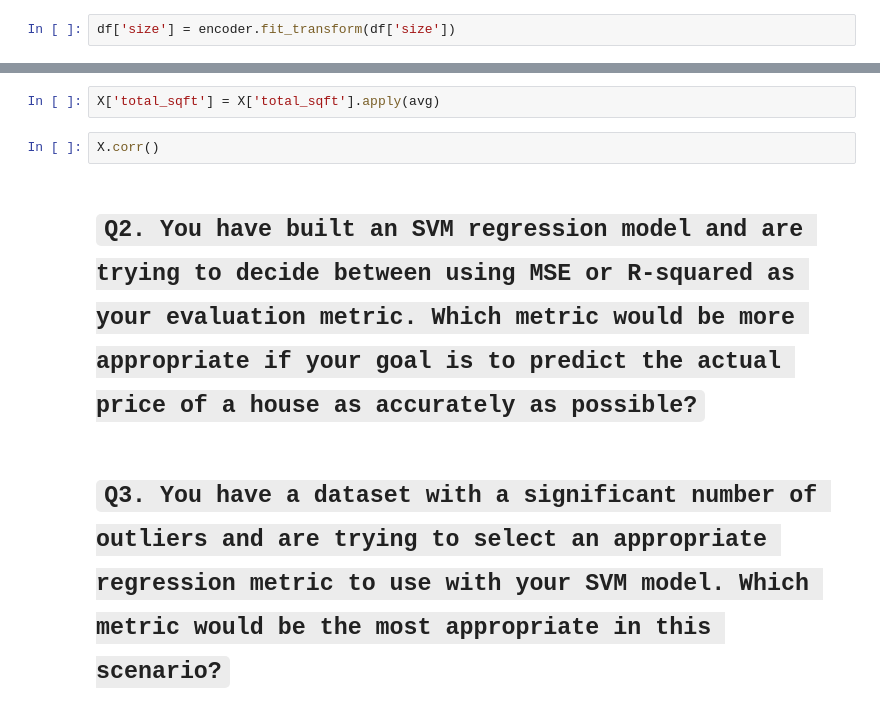
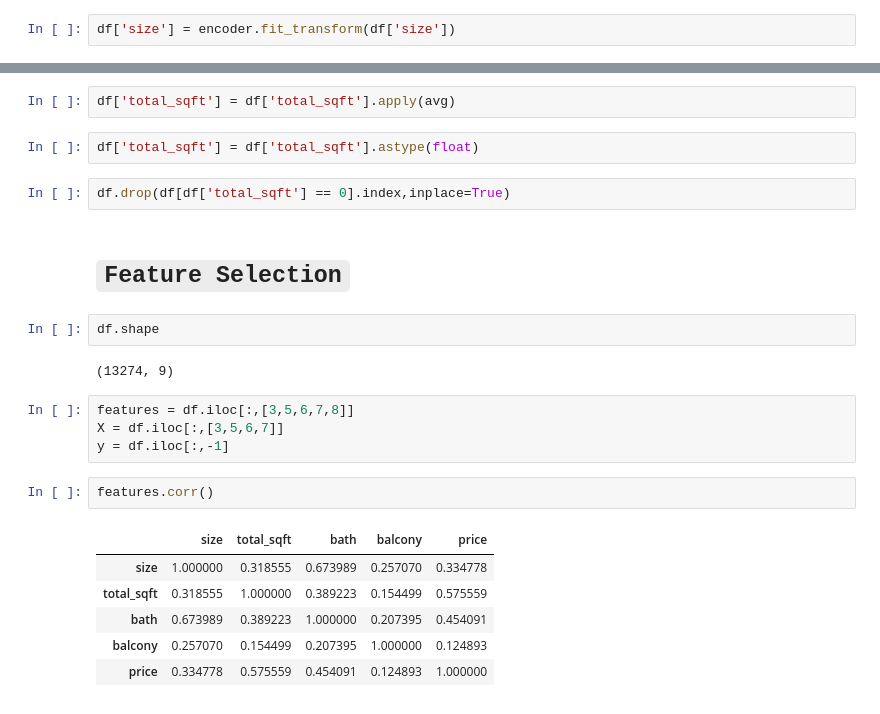
Before and after one commit to CodeWithCosmo/Physics-Wallah-Skills-Solutions, a Jupyter notebook: Apr08assignment/Apr08assignment.ipynb, the cells around one changed output, grey strips where cells are left out. Drawn from its saved outputs; the diff is of its cells as text.

````diff
--- a/Apr08assignment/Apr08assignment.ipynb
+++ b/Apr08assignment/Apr08assignment.ipynb
@@ -114,8 +100,25 @@ def avg(x):
 # %%
-X['total_sqft'] = X['total_sqft'].apply(avg)
+df['total_sqft'] = df['total_sqft'].apply(avg)
+# %%
+df['total_sqft'] = df['total_sqft'].astype(float)
+# %%
+df.drop(df[df['total_sqft'] == 0].index,inplace=True)
+# %% [markdown]
+# ```Feature Selection```
+# %%
+df.shape
+# %% [output]
+(13274, 9)
+# %%
+features = df.iloc[:,[3,5,6,7,8]]
+X = df.iloc[:,[3,5,6,7]]
+y = df.iloc[:,-1]
 # %%
-X.corr()
+features.corr()
+# %% [output]
+|  | size | total_sqft | bath | balcony | price |
+| size | 1.000000 | 0.318555 | 0.673989 | 0.257070 | 0.334778 |
+| total_sqft | 0.318555 | 1.000000 | 0.389223 | 0.154499 | 0.575559 |
+| bath | 0.673989 | 0.389223 | 1.000000 | 0.207395 | 0.454091 |
+| balcony | 0.257070 | 0.154499 | 0.207395 | 1.000000 | 0.124893 |
+| price | 0.334778 | 0.575559 | 0.454091 | 0.124893 | 1.000000 |
-# %% [markdown]
-# ```Q2. You have built an SVM regression model and are trying to decide between using MSE or R-squared as your evaluation metric. Which metric would be more appropriate if your goal is to predict the actual price of a house as accurately as possible?```
-# %% [markdown]
-# ```Q3. You have a dataset with a significant number of outliers and are trying to select an appropriate regression metric to use with your SVM model. Which metric would be the most appropriate in this scenario?```
````
Also changed, not shown: parts of 25 cells of this notebook.
